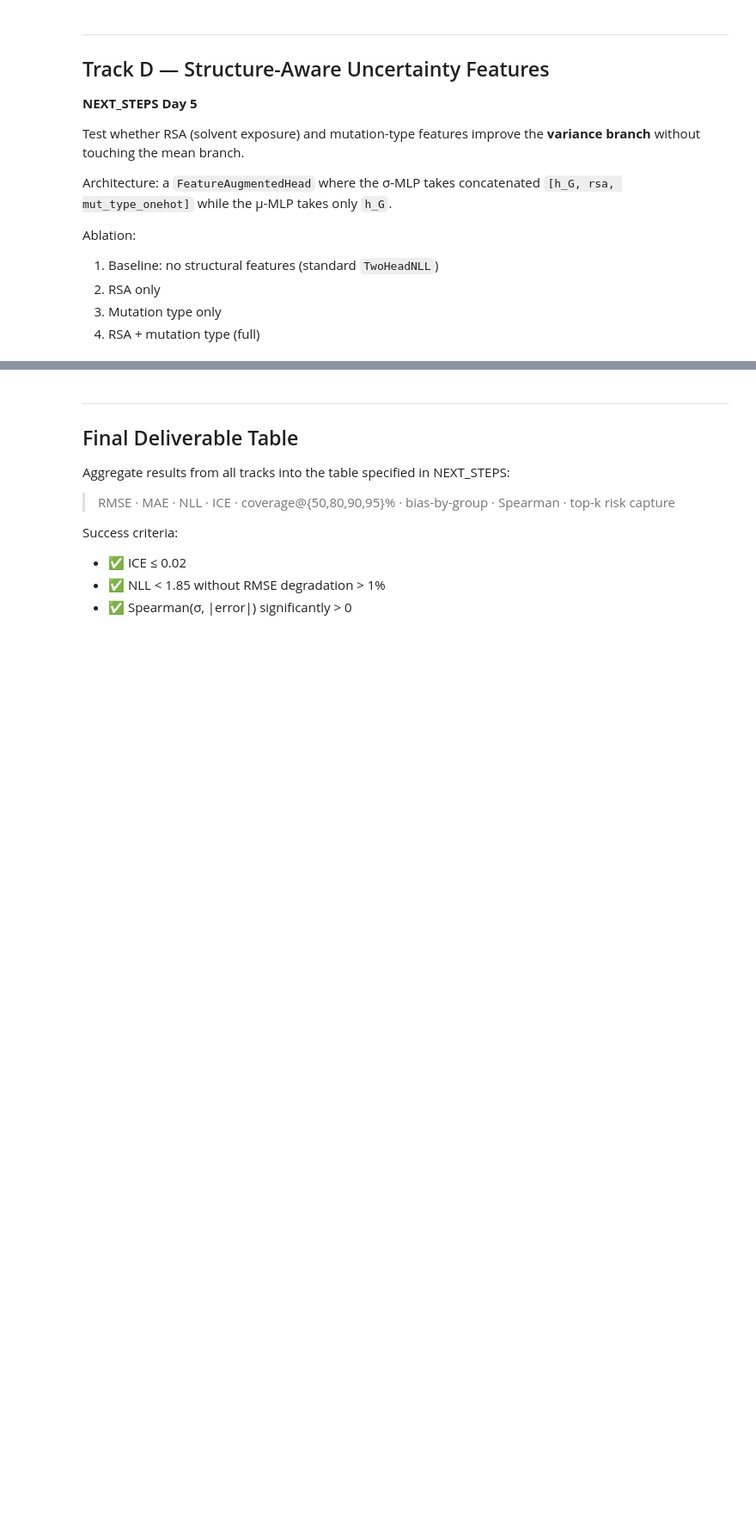
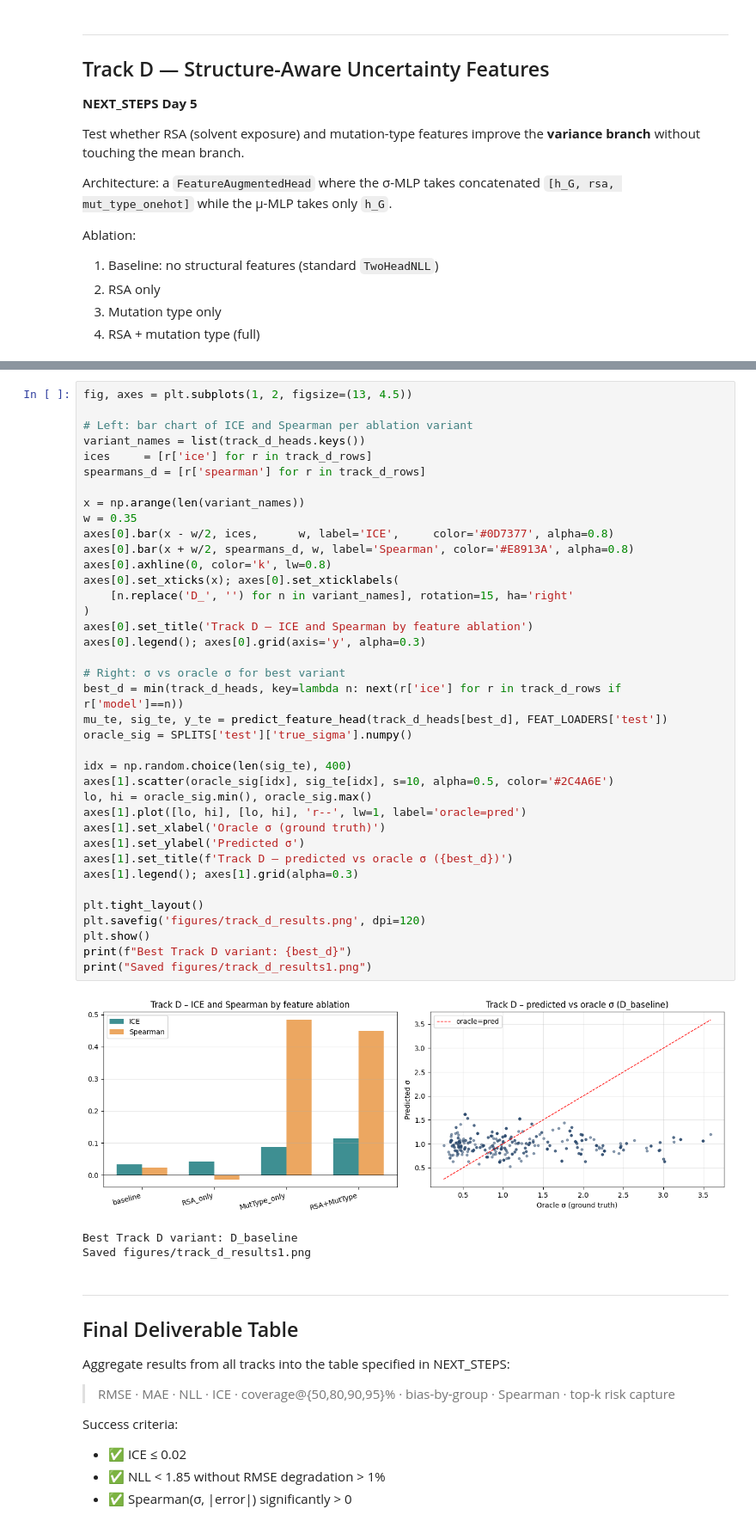
Before and after one commit to RoselindSi/uapp, a Jupyter notebook: next_steps_comprehensive.ipynb, the cells around one changed output, grey strips where cells are left out. Shown at 86% size. Drawn from its saved outputs; the diff is of its cells as text; blank space fills up the shorter version.

```diff
--- a/next_steps_comprehensive.ipynb
+++ b/next_steps_comprehensive.ipynb
@@ -906,3 +1011,45 @@ print("Saved figures/track_d_results.png")
+# %%
+fig, axes = plt.subplots(1, 2, figsize=(13, 4.5))
+
+# Left: bar chart of ICE and Spearman per ablation variant
+variant_names = list(track_d_heads.keys())
+ices     = [r['ice'] for r in track_d_rows]
+spearmans_d = [r['spearman'] for r in track_d_rows]
+
+x = np.arange(len(variant_names))
+w = 0.35
+axes[0].bar(x - w/2, ices,      w, label='ICE',     color='#0D7377', alpha=0.8)
+axes[0].bar(x + w/2, spearmans_d, w, label='Spearman', color='#E8913A', alpha=0.8)
+axes[0].axhline(0, color='k', lw=0.8)
+axes[0].set_xticks(x); axes[0].set_xticklabels(
+    [n.replace('D_', '') for n in variant_names], rotation=15, ha='right'
+)
+axes[0].set_title('Track D – ICE and Spearman by feature ablation')
+axes[0].legend(); axes[0].grid(axis='y', alpha=0.3)
+
+# Right: σ vs oracle σ for best variant
+best_d = min(track_d_heads, key=lambda n: next(r['ice'] for r in track_d_rows if r['model']==n))
+mu_te, sig_te, y_te = predict_feature_head(track_d_heads[best_d], FEAT_LOADERS['test'])
+oracle_sig = SPLITS['test']['true_sigma'].numpy()
+
+idx = np.random.choice(len(sig_te), 400)
+axes[1].scatter(oracle_sig[idx], sig_te[idx], s=10, alpha=0.5, color='#2C4A6E')
+lo, hi = oracle_sig.min(), oracle_sig.max()
+axes[1].plot([lo, hi], [lo, hi], 'r--', lw=1, label='oracle=pred')
+axes[1].set_xlabel('Oracle σ (ground truth)')
+axes[1].set_ylabel('Predicted σ')
+axes[1].set_title(f'Track D – predicted vs oracle σ ({best_d})')
+axes[1].legend(); axes[1].grid(alpha=0.3)
+
+plt.tight_layout()
+plt.savefig('figures/track_d_results.png', dpi=120)
+plt.show()
+print(f"Best Track D variant: {best_d}")
+print("Saved figures/track_d_results1.png")
+# %% [output]
+[figure, added]
+Best Track D variant: D_baseline
+Saved figures/track_d_results1.png
 # %% [markdown]
 ---
 ## Final Deliverable Table
```
Also changed, not shown: parts of 23 cells of this notebook, 8 other files.
